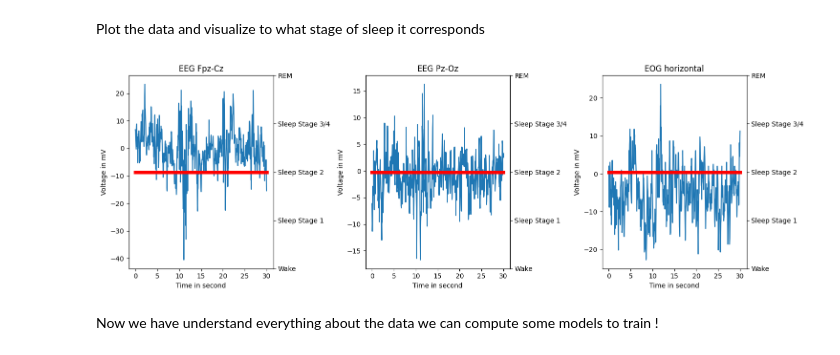
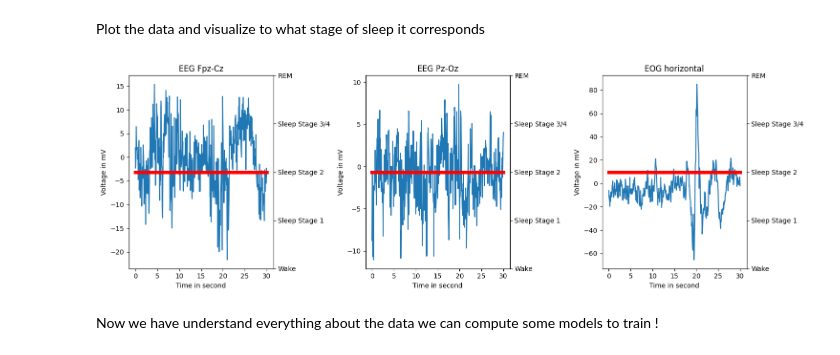
Before and after one commit to constantbourdrez/adl24-sleep-stage, a Jupyter notebook: EEGxEOG.ipynb, the cells around one changed output. Saved outputs shown, nothing was run; the diff lists cells and outputs as text; code cells hidden in the pictures.

```diff
--- a/EEGxEOG.ipynb
+++ b/EEGxEOG.ipynb
@@ -94,6 +94,7 @@ pickle.dump((xtrain , xvalid , ytrain , yvalid), fp)
 # %%
 filepath = '/Users/martinblot/Desktop/sleep-edf-prepared/cassette-th-data-all.pck'
 xtrain, xvalid, ytrain, yvalid = np.load(filepath, allow_pickle = True)
+xtrain,xvalid=xtrain.permute(2, 0, 1),ytrain.permute(2, 0, 1)
 # %%
 print(ytrain.shape)
 # %% [output]
@@ -105,19 +106,8 @@ torch.Size([175995, 600, 3])
 # %% [markdown]
 Plot the data and visualize to what stage of sleep it corresponds
 # %%
-numero_analyse=555
+numero_analyse=150
 time=np.linspace(0,30,xtrain.shape[1])
-
-#fig, ax1 = plt.subplots()
-
-#ax1.plot(time,xtrain[numero_analyse])
-#ax1.set_xlabel('Time in second')
-#ax1.set_ylabel('Voltage in mV')
-#ax2 = ax1.twinx()
-#ax2.plot(time,ytrain[numero_analyse]*np.ones(time.shape),color='red',linewidth=5)
-#ax2.set_yticks([0,1,2,3,4], ['Wake','Sleep Stage 1','Sleep Stage 2','Sleep Stage 3/4','REM'],fontsize=10)
-#plt.title(measurement)
-#plt.show()
 
 # Créer une figure avec 3 sous-tracés côte à côte
 fig, (ax1, ax2, ax3) = plt.subplots(1, 3, figsize=(15, 5))
@@ -132,34 +122,34 @@ ax1_2 = ax1.twinx()
 ax1_2.plot(time, ytrain[numero_analyse]*np.ones(time.shape), color='red', linewidth=5)
 ax1_2.set_yticks([0, 1, 2, 3, 4])
 ax1_2.set_yticklabels(['Wake', 'Sleep Stage 1', 'Sleep Stage 2', 'Sleep Stage 3/4', 'REM'], fontsize=10)
 
 # Plot 2
 ax2.plot(time, xtrain[numero_analyse,:,1])
 ax2.set_xlabel('Time in second')
 ax2.set_ylabel('Voltage in mV')
 ax2.set_title(measurement[1])
 # Twin axes for ax2
 ax2_2 = ax2.twinx()
 ax2_2.plot(time, ytrain[numero_analyse]*np.ones(time.shape), color='red', linewidth=5)
 ax2_2.set_yticks([0, 1, 2, 3, 4])
 ax2_2.set_yticklabels(['Wake', 'Sleep Stage 1', 'Sleep Stage 2', 'Sleep Stage 3/4', 'REM'], fontsize=10)
 
 # Plot 3
 ax3.plot(time, xtrain[numero_analyse,:,2])
 ax3.set_xlabel('Time in second')
 ax3.set_ylabel('Voltage in mV')
 ax3.set_title(measurement[2])
 # Twin axes for ax3
 ax3_2 = ax3.twinx()
 ax3_2.plot(time, ytrain[numero_analyse]*np.ones(time.shape), color='red', linewidth=5)
 ax3_2.set_yticks([0, 1, 2, 3, 4])
 ax3_2.set_yticklabels(['Wake', 'Sleep Stage 1', 'Sleep Stage 2', 'Sleep Stage 3/4', 'REM'], fontsize=10)
 
 # Afficher la figure
 plt.tight_layout()
 plt.show()
 # %% [output]
-[figure, old version]
+[figure, new version]
 # %% [markdown]
 Now we have understand everything about the data we can compute some models to train !
 # %% [markdown]
```
Also changed, not shown: parts of 4 cells of this notebook, 1 other file.
